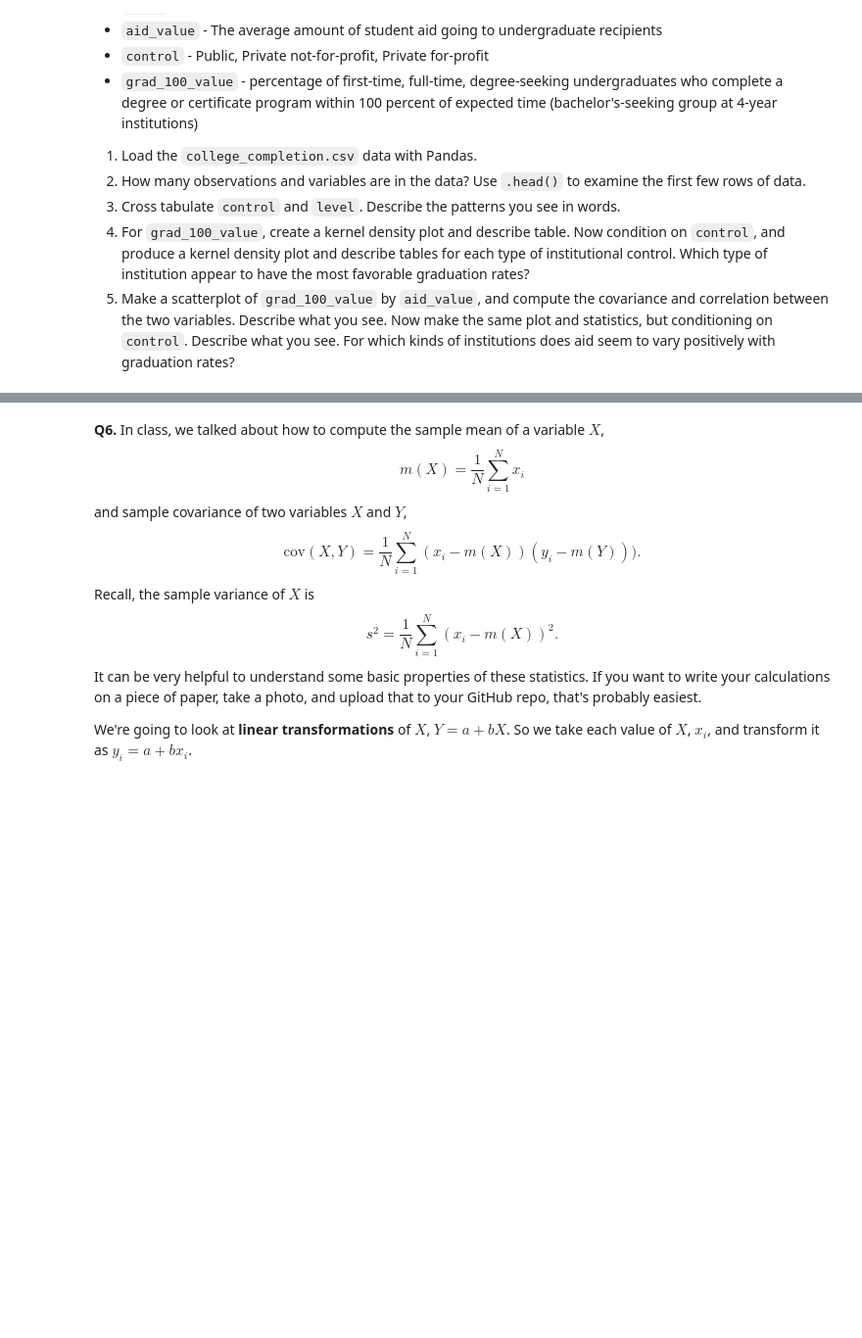
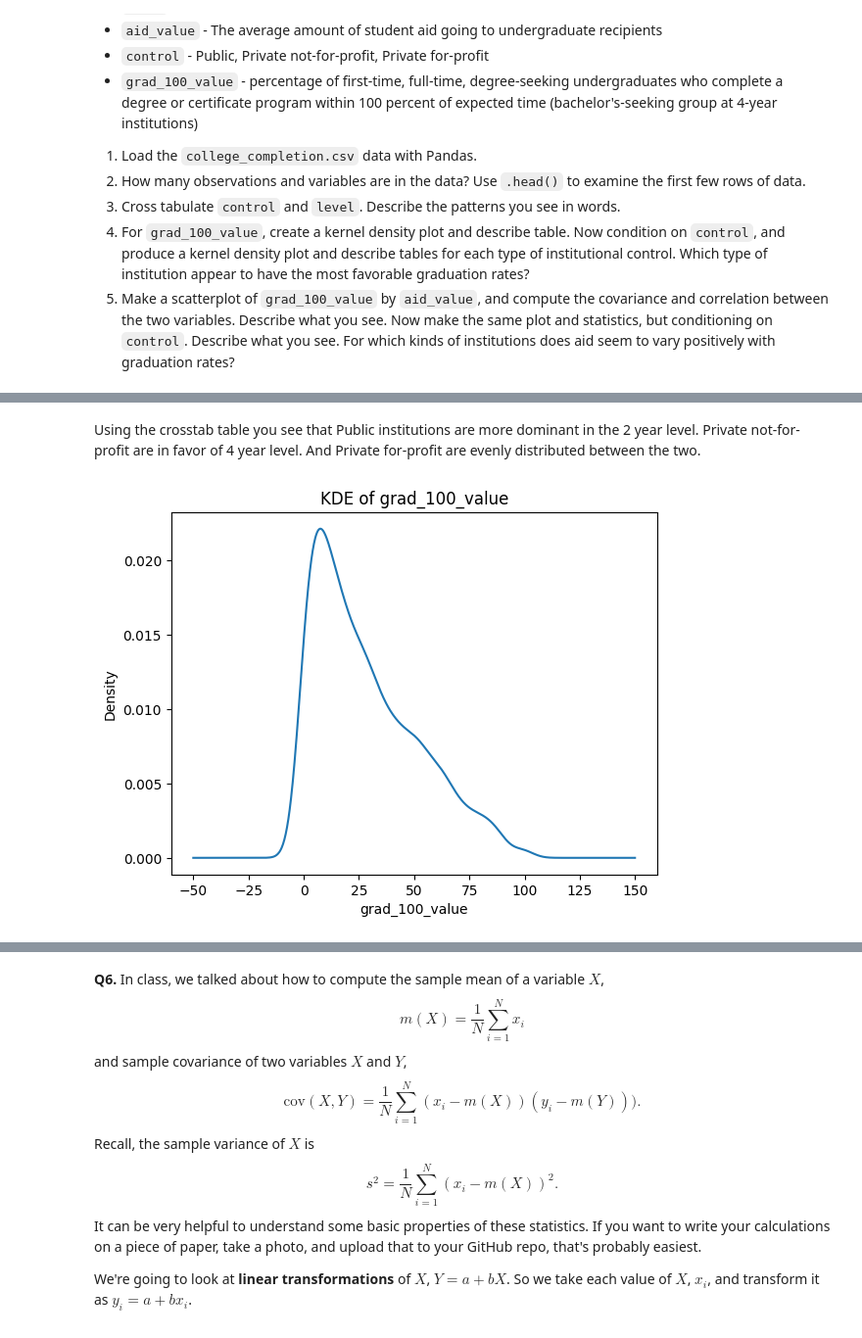
Before and after one commit to JasonYe05/undergrad_ml_assignments, a Jupyter notebook: 01_assignment_wrangling_and_eda.ipynb, the cells around one changed output, grey strips where cells are left out. Shown at 98% size. Saved outputs shown, nothing was run; the diff lists cells and outputs as text; code cells hidden in the pictures; blank space fills up the shorter version.

```diff
--- a/01_assignment_wrangling_and_eda.ipynb
+++ b/01_assignment_wrangling_and_eda.ipynb
@@ -473,3 +473,7 @@ We'll use the `college_completion.csv` dataset from the US Department of Educati
 3. Cross tabulate `control` and `level`. Describe the patterns you see in words.
 4. For `grad_100_value`, create a kernel density plot and describe table. Now condition on `control`, and produce a kernel density plot and describe tables for each type of institutional control. Which type of institution appear to have the most favorable graduation rates?
 5. Make a scatterplot of `grad_100_value` by `aid_value`, and compute the covariance and correlation between the two variables. Describe what you see. Now make the same plot and statistics, but conditioning on `control`. Describe what you see. For which kinds of institutions does aid seem to vary positively with graduation rates?
+# %%
+df_coll = pd.read_csv('/content/data/college_completion.csv', encoding='latin1')
+df_coll.shape
+df_coll.head()
@@ -475,0 +497,9 @@ We'll use the `college_completion.csv` dataset from the US Department of Educati
+# %% [markdown]
+Using the crosstab table you see that Public institutions are more dominant in the 2 year level. Private not-for-profit are in favor of 4 year level. And Private for-profit are evenly distributed between the two.
+# %%
+df_coll["grad_100_value"].dropna().plot(kind="kde")
+plt.xlabel("grad_100_value")
+plt.title("KDE of grad_100_value")
+plt.show()
+# %% [output]
+[figure, added]
```
Also changed, not shown: parts of 9 cells of this notebook.
